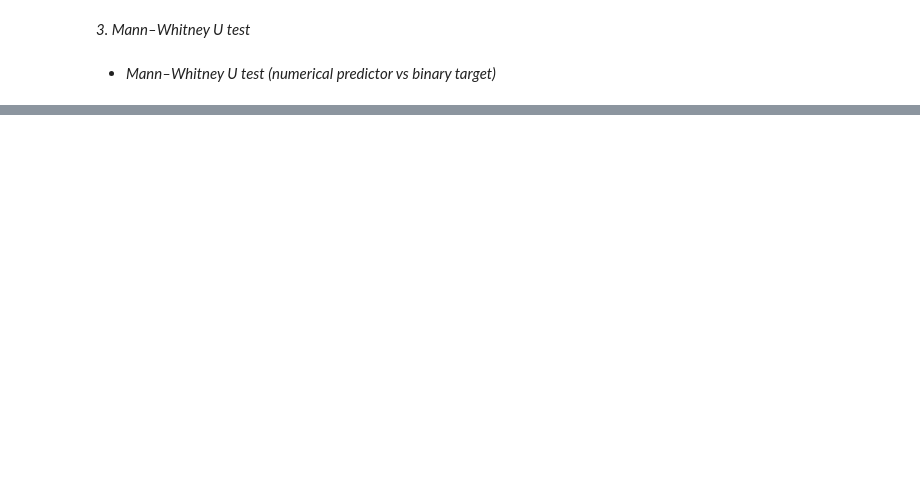
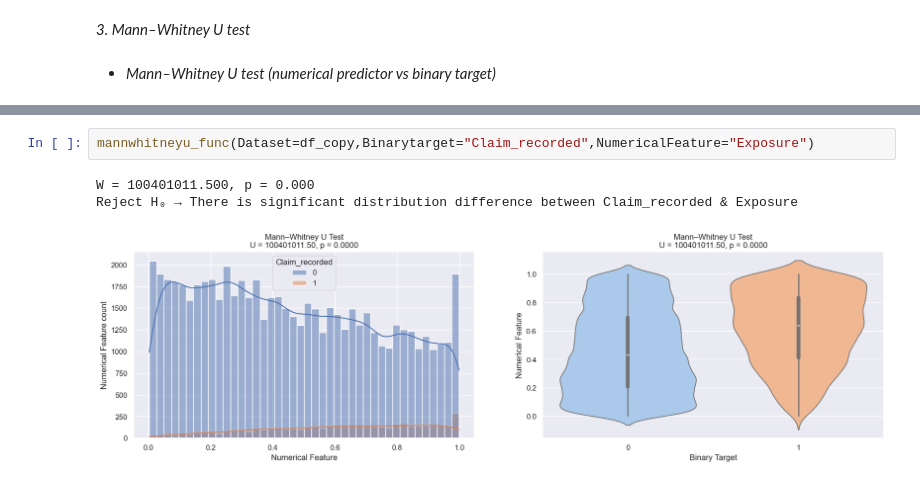
Before and after one commit to omars1234/Auto_Mobile_Inusrance_Analysis, a Jupyter notebook: Project_NoteBook.ipynb, the cells around one changed output, grey strips where cells are left out. Saved outputs shown, nothing was run; the diff lists cells and outputs as text; blank space fills up the shorter version.

```diff
--- a/Project_NoteBook.ipynb
+++ b/Project_NoteBook.ipynb
@@ -537,0 +395,6 @@ plt.show()
+# %%
+mannwhitneyu_func(Dataset=df_copy,Binarytarget="Claim_recorded",NumericalFeature="Exposure")
+# %% [output]
+W = 100401011.500, p = 0.000
+Reject H₀ → There is significant distribution difference between Claim_recorded & Exposure
+[figure, added]
```
Also changed, not shown: parts of 36 cells of this notebook.
